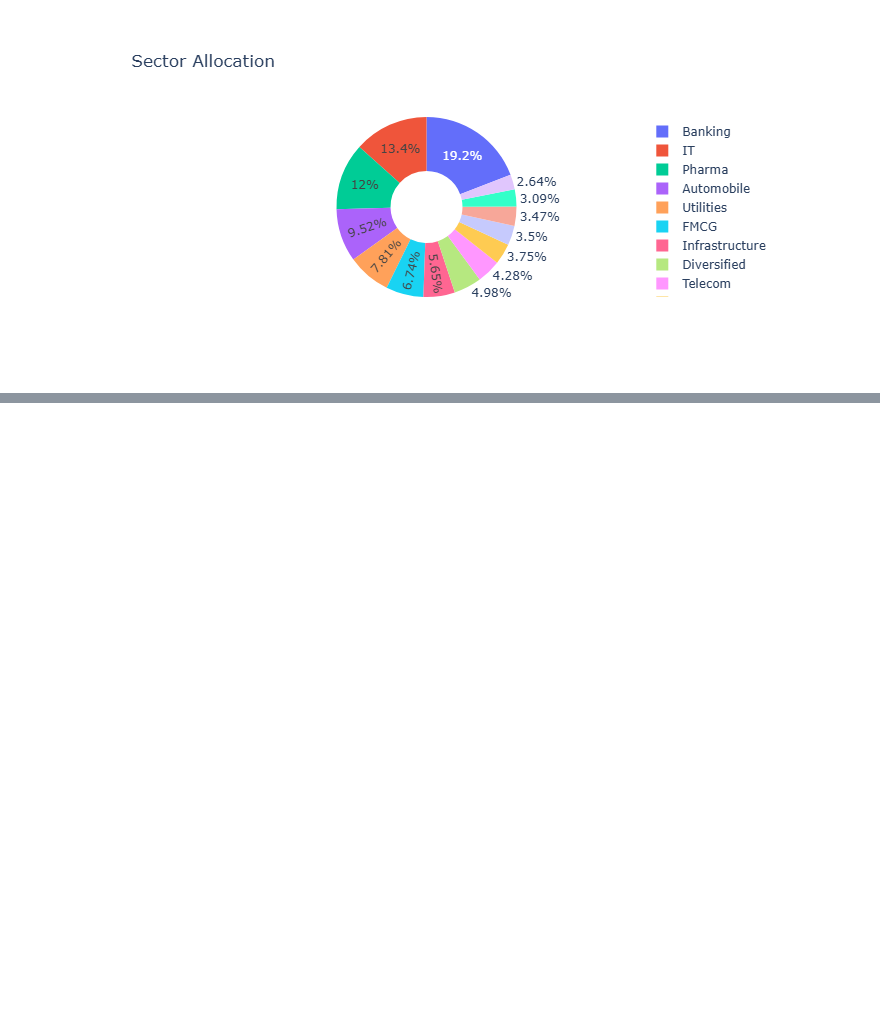
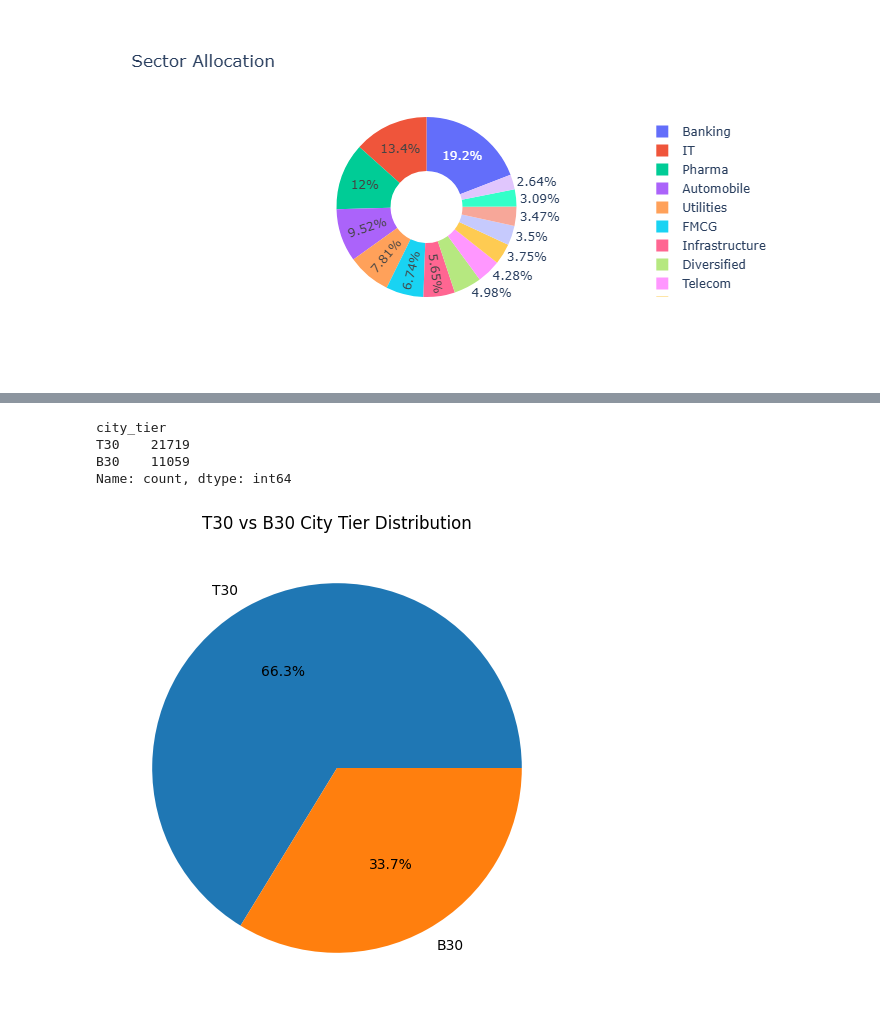
Before and after one commit to saraswatsakshi12/Bluestock_Mf_Capstone, a Jupyter notebook: Day3_EDA_Analysis.ipynb, the cells around one changed output, grey strips where cells are left out. Drawn from its saved outputs; the diff is of its cells as text; code cells hidden in the pictures; blank space fills up the shorter version.

Commit message:
Day 3: Completed EDA analysis with visualizations

```diff
--- a/Day3_EDA_Analysis.ipynb
+++ b/Day3_EDA_Analysis.ipynb
@@ -411,0 +380,16 @@ CHARTS/"sector_donut.png"
+# %%
+import pandas as pd
+from pathlib import Path
+
+BASE = Path.cwd()
+
+if BASE.name == "notebooks":
+    BASE = BASE.parent
+
+RAW = BASE / "data" / "raw"
+
+transactions = pd.read_csv(
+    RAW / "08_investor_transactions.csv"
+)
+
+transactions.head()
@@ -411,0 +403,25 @@ CHARTS/"sector_donut.png"
+# %%
+tier = transactions["city_tier"].value_counts()
+tier
+# %% [output]
+city_tier
+T30    21719
+B30    11059
+Name: count, dtype: int64
+# %%
+import matplotlib.pyplot as plt
+
+tier = transactions["city_tier"].value_counts()
+
+plt.figure(figsize=(6,6))
+
+tier.plot(
+    kind="pie",
+    autopct="%1.1f%%",
+    title="T30 vs B30 City Tier Distribution"
+)
+
+plt.ylabel("")
+plt.show()
+# %% [output]
+[figure, added]
```
Also changed, not shown: parts of 3 cells of this notebook.
